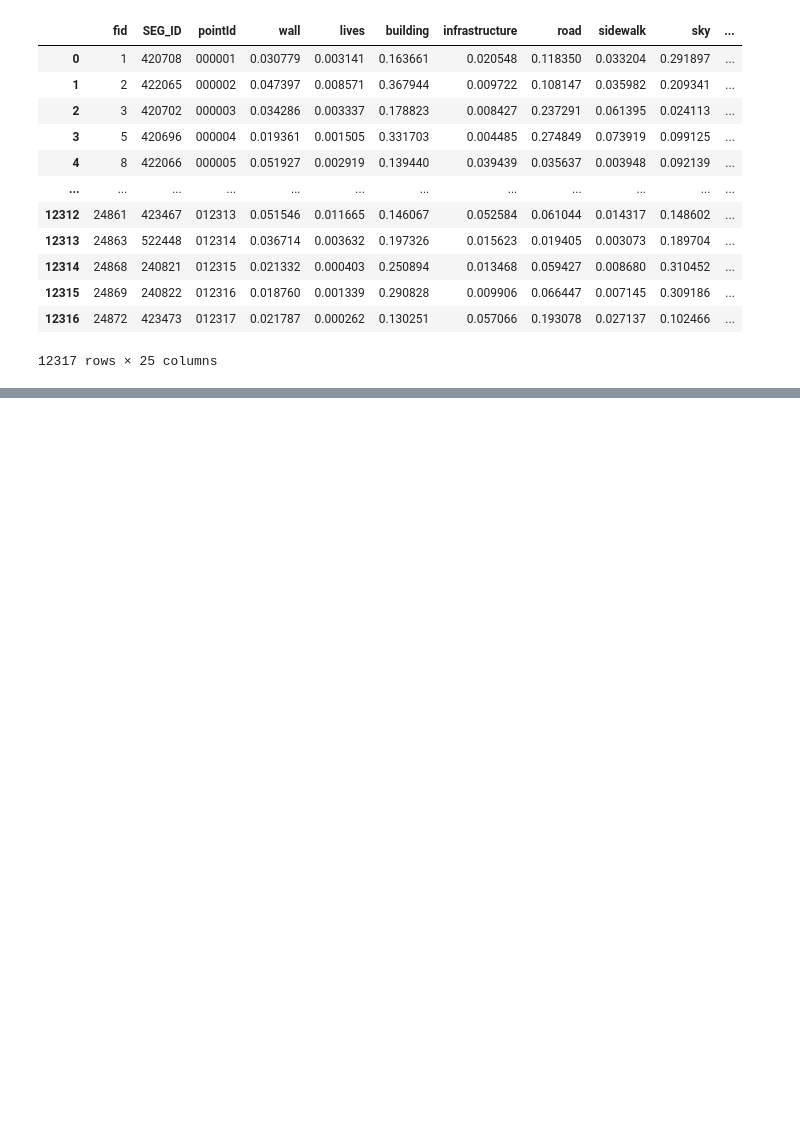
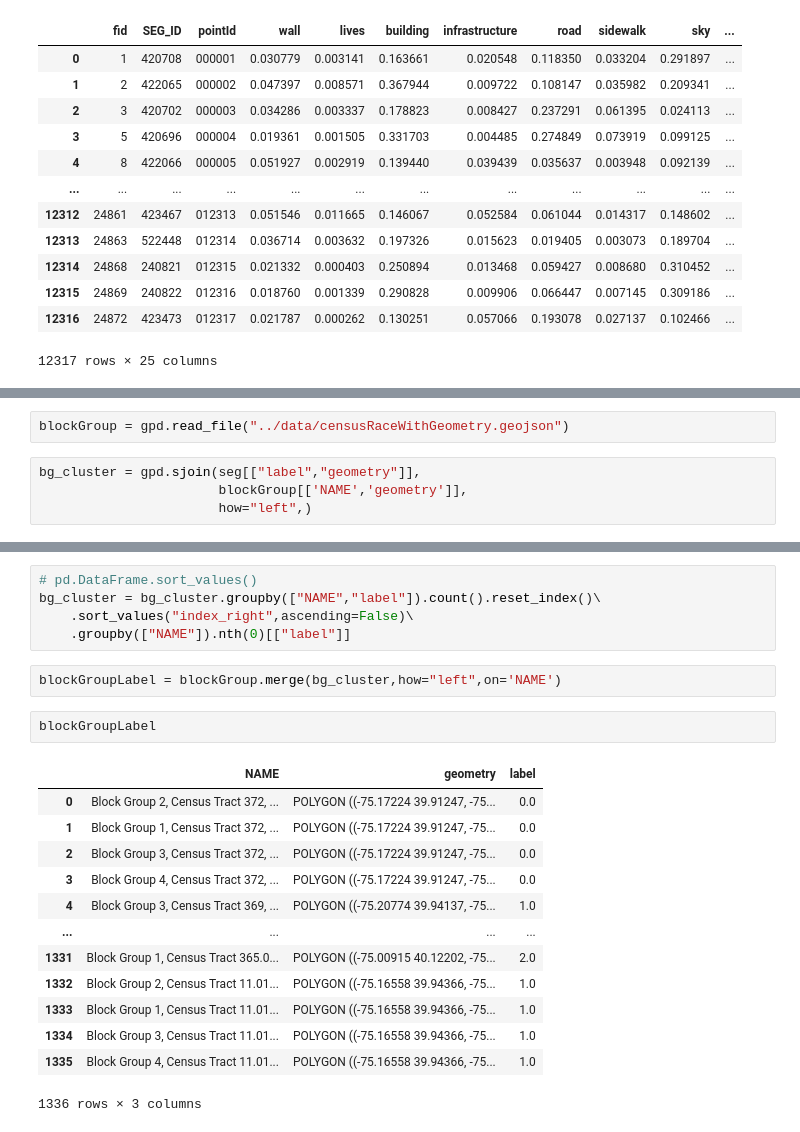
Before and after one commit to Zheng-Zhen/street-view-our-safety, a Jupyter notebook: exploratory/p3-clustering.ipynb, the cells around one changed output, grey strips where cells are left out. Saved outputs shown, nothing was run; the diff lists cells and outputs as text; blank space fills up the shorter version.

Commit message:
clustering analysis

```diff
--- a/exploratory/p3-clustering.ipynb
+++ b/exploratory/p3-clustering.ipynb
@@ -186,0 +129,6 @@ seg
+# %%
+blockGroup = gpd.read_file("../data/censusRaceWithGeometry.geojson")
+# %%
+bg_cluster = gpd.sjoin(seg[["label","geometry"]],
+                       blockGroup[['NAME','geometry']],
+                       how="left",)
@@ -186,0 +139,23 @@ seg
+# %%
+# pd.DataFrame.sort_values()
+bg_cluster = bg_cluster.groupby(["NAME","label"]).count().reset_index()\
+    .sort_values("index_right",ascending=False)\
+    .groupby(["NAME"]).nth(0)[["label"]]
+# %%
+blockGroupLabel = blockGroup.merge(bg_cluster,how="left",on='NAME')
+# %%
+blockGroupLabel
+# %% [output]
+|  | NAME | geometry | label |
+| 0 | Block Group 2, Census Tract 372, ... | POLYGON ((-75.17224 39.91247, -75... | 0.0 |
+| 1 | Block Group 1, Census Tract 372, ... | POLYGON ((-75.17224 39.91247, -75... | 0.0 |
+| 2 | Block Group 3, Census Tract 372, ... | POLYGON ((-75.17224 39.91247, -75... | 0.0 |
+| 3 | Block Group 4, Census Tract 372, ... | POLYGON ((-75.17224 39.91247, -75... | 0.0 |
+| 4 | Block Group 3, Census Tract 369, ... | POLYGON ((-75.20774 39.94137, -75... | 1.0 |
+| ... | ... | ... | ... |
+| 1331 | Block Group 1, Census Tract 365.0... | POLYGON ((-75.00915 40.12202, -75... | 2.0 |
+| 1332 | Block Group 2, Census Tract 11.01... | POLYGON ((-75.16558 39.94366, -75... | 1.0 |
+| 1333 | Block Group 1, Census Tract 11.01... | POLYGON ((-75.16558 39.94366, -75... | 1.0 |
+| 1334 | Block Group 3, Census Tract 11.01... | POLYGON ((-75.16558 39.94366, -75... | 1.0 |
+| 1335 | Block Group 4, Census Tract 11.01... | POLYGON ((-75.16558 39.94366, -75... | 1.0 |
+1336 rows × 3 columns
```
Also changed, not shown: parts of 10 cells of this notebook.
